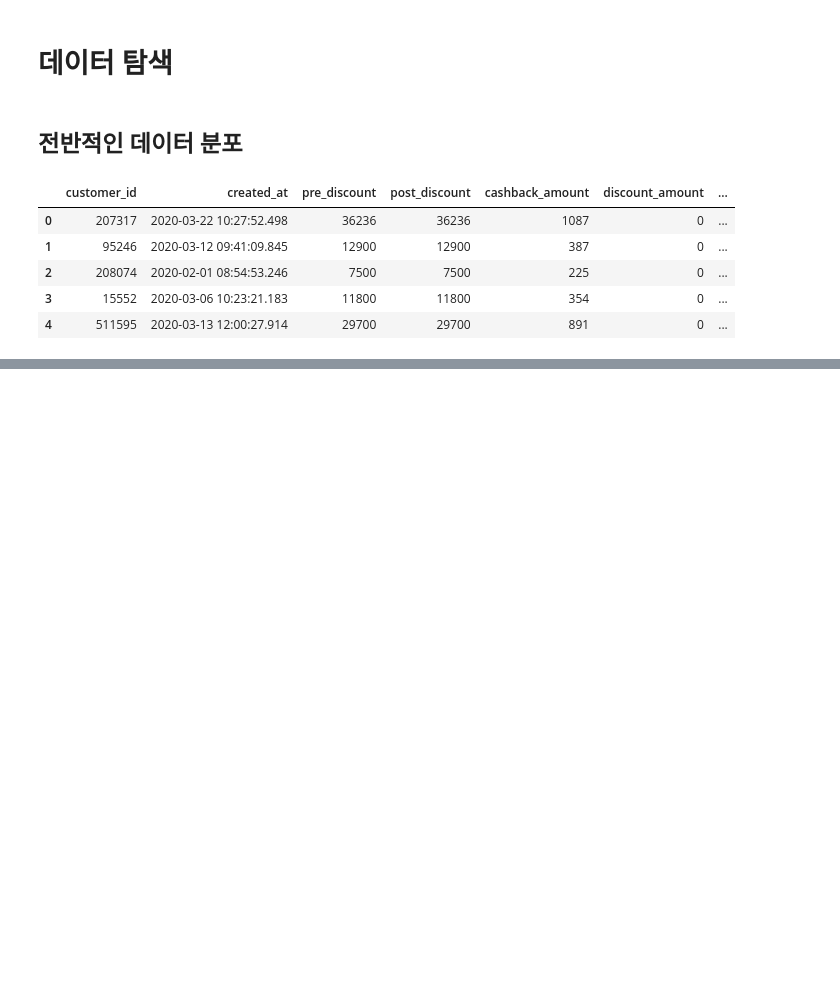
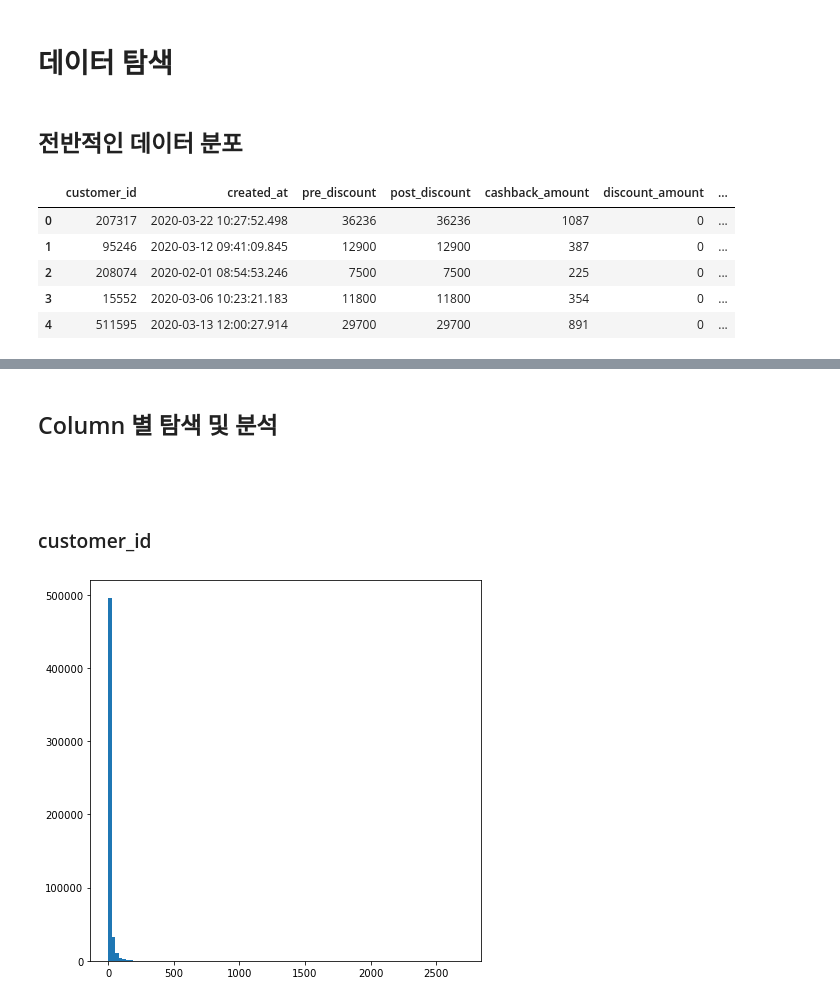
Before and after one commit to LUCI031/chai_analytics, a Jupyter notebook: EDA.ipynb, the cells around one changed output, grey strips where cells are left out. Saved outputs shown, nothing was run; the diff lists cells and outputs as text; code cells hidden in the pictures; blank space fills up the shorter version.

```diff
--- a/EDA.ipynb
+++ b/EDA.ipynb
@@ -110,3 +125,17 @@ df.corr()
 - gender, push_permission, is_foreigner 이용한 AB 테스트 실험
 - push_permission + birthday 활용한 생일 쿠폰 전략
 - 각 거래 및 평균적인 할인 비율 조사 필요
+# %% [markdown]
+## Column 별 탐색 및 분석
+# %% [markdown]
+###
+# %% [markdown]
+### customer_id
+# %%
+# 총 유저 수 및 유저별 거래량 -> 대부분 1회성에 그친다는 것을 알 수 있음
+df_v = df['customer_id'].value_counts()
+plt.figure(figsize=(7,7))
+plt.hist(df_v, bins=100)
+plt.show()
+# %% [output]
+[figure, added]
```
Also changed, not shown: parts of 13 cells of this notebook, 2 other files.
